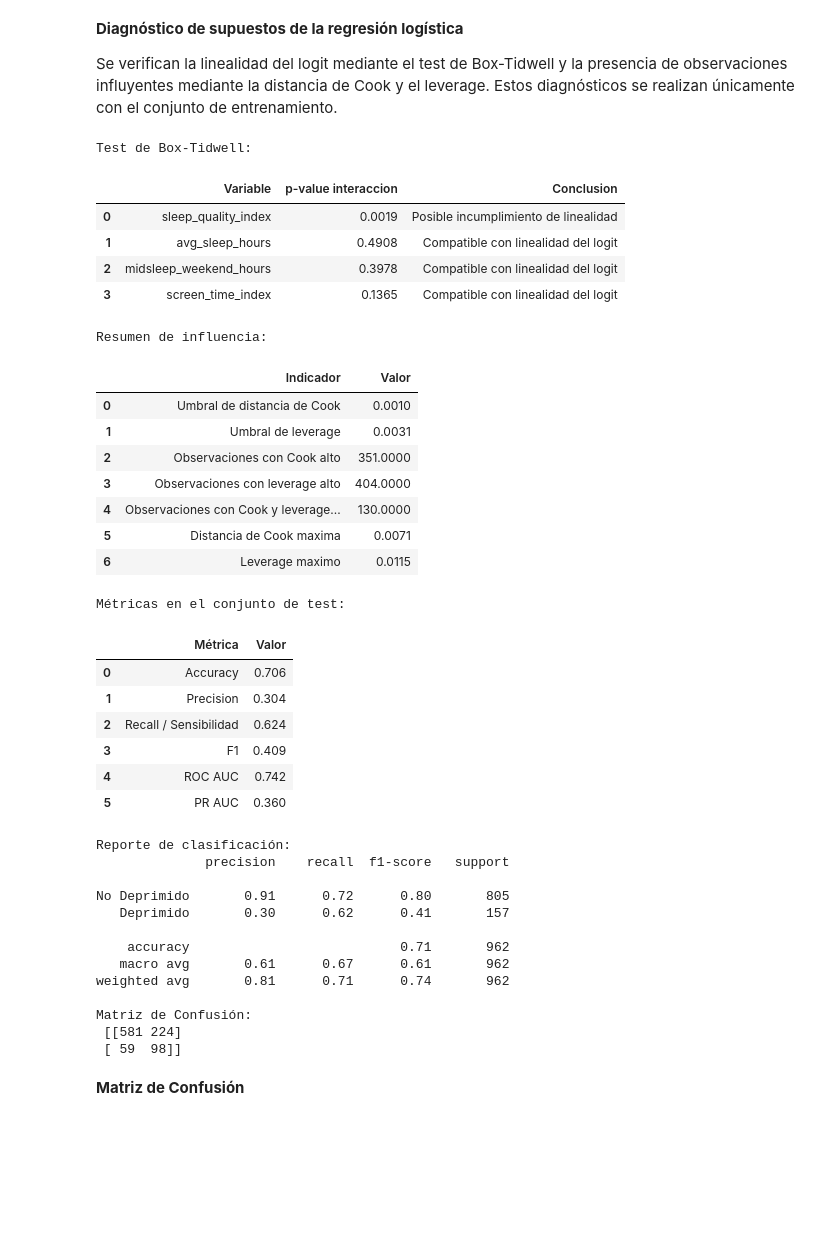
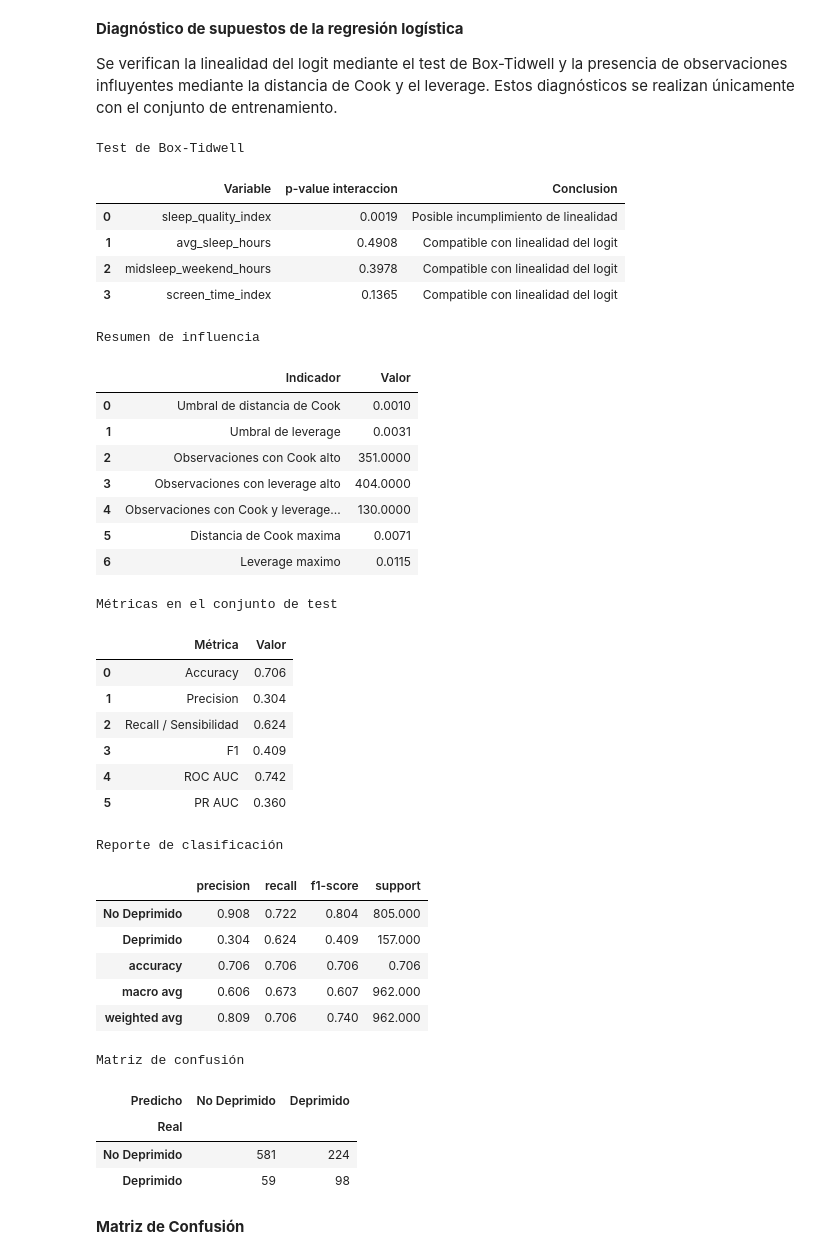
Before and after one commit to luencaro/screen-time-mental-health-py, a Jupyter notebook: notebooks/EDA.ipynb, the cells around one changed output. Cells and saved outputs as stored; diff of their text form; code cells hidden in the pictures; blank space fills up the shorter version.

```diff
--- a/notebooks/EDA.ipynb
+++ b/notebooks/EDA.ipynb
@@ -1224,19 +1208,16 @@ resultado_box_tidwell, resumen_influencia, observaciones_influyentes = (
     )
 )
 
-print("Test de Box-Tidwell:")
-display(resultado_box_tidwell.round(4))
-
-print("Resumen de influencia:")
-display(resumen_influencia.round(4))
+display(resultado_box_tidwell.style.format(precision=4).set_caption("Test de Box-Tidwell"))
+display(resumen_influencia.style.format(precision=4).set_caption("Resumen de influencia"))
 # %% [output]
-Test de Box-Tidwell:
+Test de Box-Tidwell
 |  | Variable | p-value interaccion | Conclusion |
 | 0 | sleep_quality_index | 0.0019 | Posible incumplimiento de linealidad |
 | 1 | avg_sleep_hours | 0.4908 | Compatible con linealidad del logit |
 | 2 | midsleep_weekend_hours | 0.3978 | Compatible con linealidad del logit |
 | 3 | screen_time_index | 0.1365 | Compatible con linealidad del logit |
-Resumen de influencia:
+Resumen de influencia
 |  | Indicador | Valor |
 | 0 | Umbral de distancia de Cook | 0.0010 |
 | 1 | Umbral de leverage | 0.0031 |
@@ -1257,53 +1238,56 @@ metricas_test = pd.DataFrame(
             "PR AUC",
         ],
         "Valor": [
             accuracy_score(y_test_clf, y_pred),
             precision_score(y_test_clf, y_pred, zero_division=0),
             recall_score(y_test_clf, y_pred, zero_division=0),
             f1_score(y_test_clf, y_pred, zero_division=0),
             roc_auc_score(y_test_clf, y_proba),
             average_precision_score(y_test_clf, y_proba),
         ],
     }
 )
 
-print("Métricas en el conjunto de test:")
-display(metricas_test.round(3))
+display(metricas_test.style.format(precision=3).set_caption("Métricas en el conjunto de test"))
 
-print("Reporte de clasificación:")
-print(
+reporte = pd.DataFrame(
     classification_report(
         y_test_clf,
         y_pred,
         target_names=["No Deprimido", "Deprimido"],
         zero_division=0,
+        output_dict=True,
     )
-)
+).T
+display(reporte.style.format(precision=3).set_caption("Reporte de clasificación"))
 
 cm = confusion_matrix(y_test_clf, y_pred)
-print("Matriz de Confusión:\n", cm)
+display(pd.DataFrame(
+    cm,
+    index=pd.Index(["No Deprimido", "Deprimido"], name="Real"),
+    columns=pd.Index(["No Deprimido", "Deprimido"], name="Predicho"),
+).style.set_caption("Matriz de confusión"))
 # %% [output]
-Métricas en el conjunto de test:
+Métricas en el conjunto de test
 |  | Métrica | Valor |
 | 0 | Accuracy | 0.706 |
 | 1 | Precision | 0.304 |
 | 2 | Recall / Sensibilidad | 0.624 |
 | 3 | F1 | 0.409 |
 | 4 | ROC AUC | 0.742 |
 | 5 | PR AUC | 0.360 |
-Reporte de clasificación:
-              precision    recall  f1-score   support
-
-No Deprimido       0.91      0.72      0.80       805
-   Deprimido       0.30      0.62      0.41       157
-
-    accuracy                           0.71       962
-   macro avg       0.61      0.67      0.61       962
-weighted avg       0.81      0.71      0.74       962
-
-Matriz de Confusión:
- [[581 224]
- [ 59  98]]
+Reporte de clasificación
+|  | precision | recall | f1-score | support |
+| No Deprimido | 0.908 | 0.722 | 0.804 | 805.000 |
+| Deprimido | 0.304 | 0.624 | 0.409 | 157.000 |
+| accuracy | 0.706 | 0.706 | 0.706 | 0.706 |
+| macro avg | 0.606 | 0.673 | 0.607 | 962.000 |
+| weighted avg | 0.809 | 0.706 | 0.740 | 962.000 |
+Matriz de confusión
+| Predicho | No Deprimido | Deprimido |
+| Real |  |  |
+| No Deprimido | 581 | 224 |
+| Deprimido | 59 | 98 |
 # %% [markdown]
 **Matriz de Confusión**
 # %%
```
Also changed, not shown: parts of 8 cells of this notebook, 19 other files.
